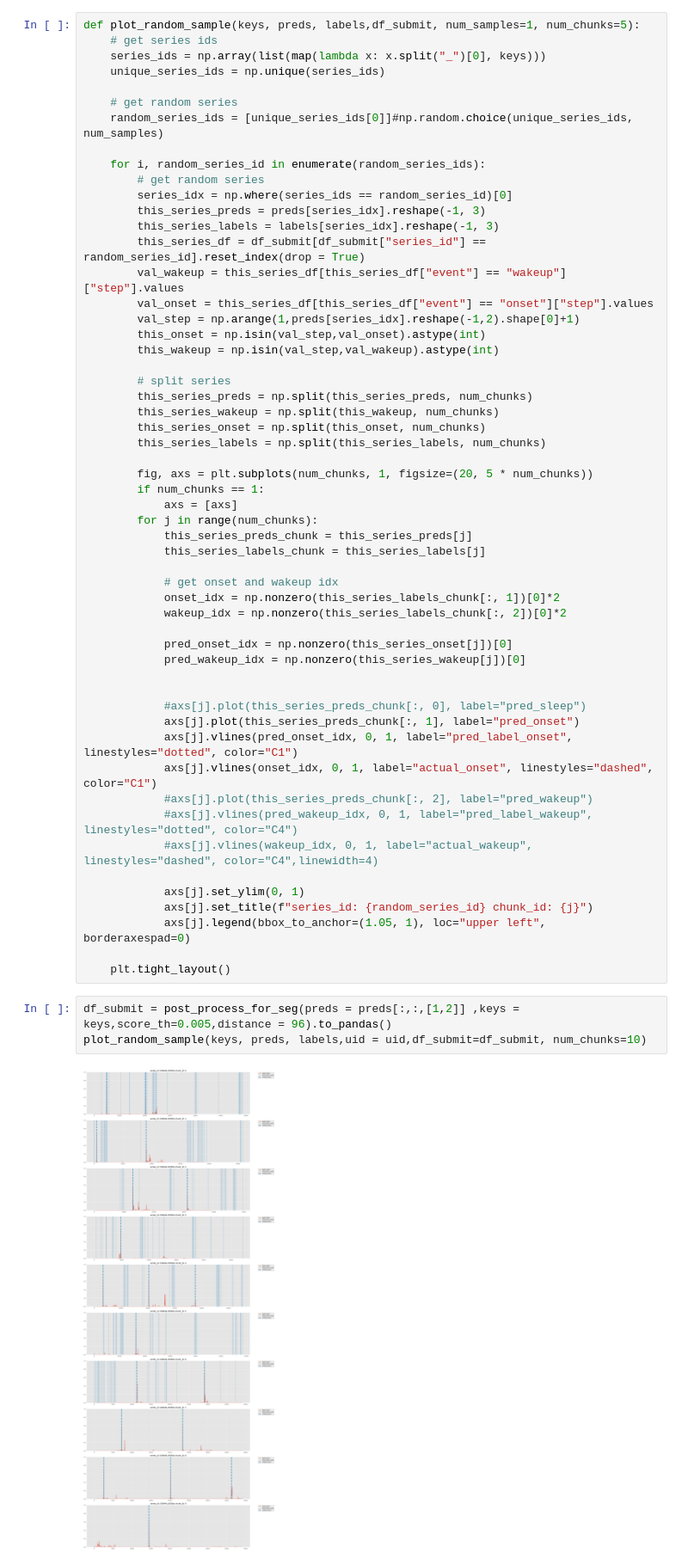
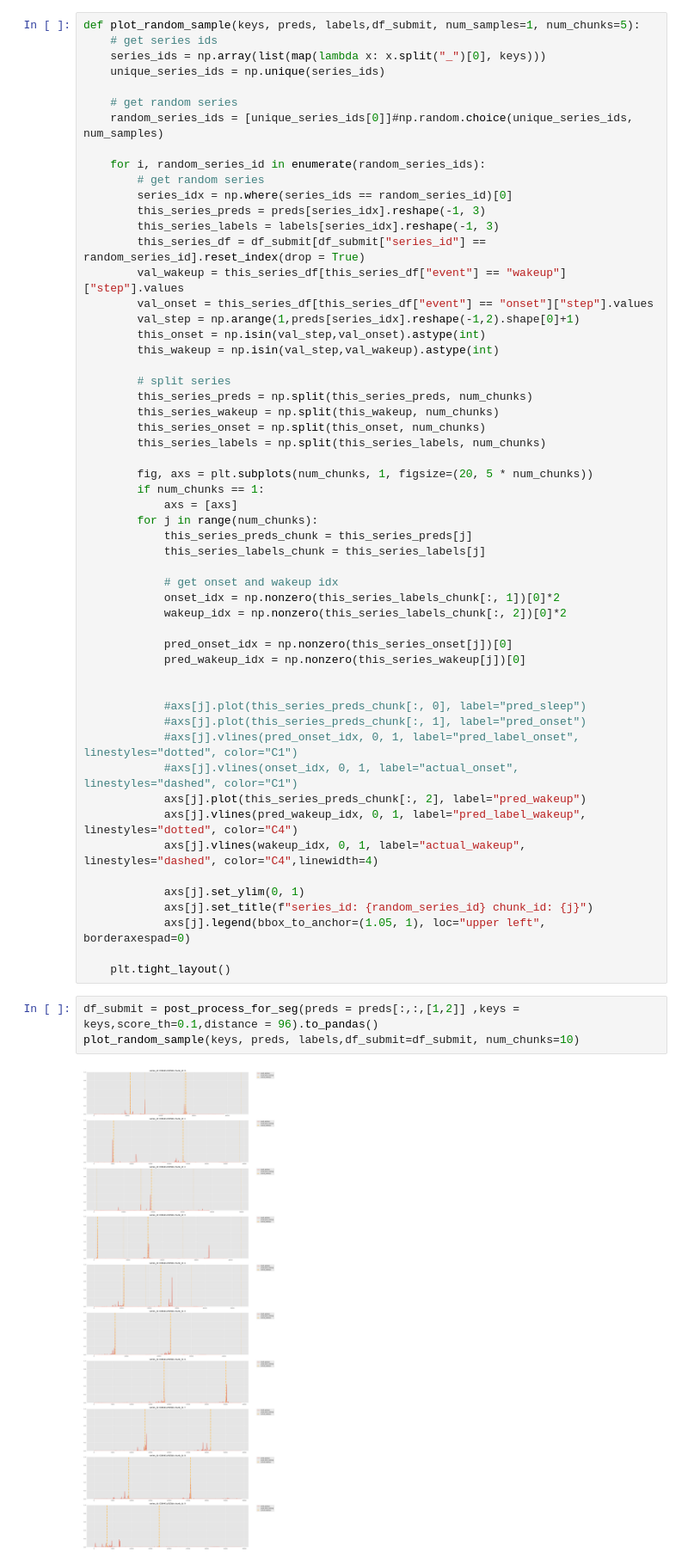
Before and after one commit to yomura-yomura/child-mind-institute-detect-sleep-states, a Jupyter notebook: lib/kaggle-child-mind-institute-detect-sleep-states/notebook/eda002.ipynb, the cells around one changed output. Shown at 86% size. Drawn from its saved outputs; the diff is of its cells as text.

```diff
--- a/lib/kaggle-child-mind-institute-detect-sleep-states/notebook/eda002.ipynb
+++ b/lib/kaggle-child-mind-institute-detect-sleep-states/notebook/eda002.ipynb
@@ -65,12 +65,12 @@ def plot_random_sample(keys, preds, labels,df_submit, num_samples=1, num_chunks=
 
 
             #axs[j].plot(this_series_preds_chunk[:, 0], label="pred_sleep")
-            axs[j].plot(this_series_preds_chunk[:, 1], label="pred_onset")
-            axs[j].vlines(pred_onset_idx, 0, 1, label="pred_label_onset", linestyles="dotted", color="C1")
-            axs[j].vlines(onset_idx, 0, 1, label="actual_onset", linestyles="dashed", color="C1")
-            #axs[j].plot(this_series_preds_chunk[:, 2], label="pred_wakeup")
-            #axs[j].vlines(pred_wakeup_idx, 0, 1, label="pred_label_wakeup", linestyles="dotted", color="C4")
-            #axs[j].vlines(wakeup_idx, 0, 1, label="actual_wakeup", linestyles="dashed", color="C4",linewidth=4)
+            #axs[j].plot(this_series_preds_chunk[:, 1], label="pred_onset")
+            #axs[j].vlines(pred_onset_idx, 0, 1, label="pred_label_onset", linestyles="dotted", color="C1")
+            #axs[j].vlines(onset_idx, 0, 1, label="actual_onset", linestyles="dashed", color="C1")
+            axs[j].plot(this_series_preds_chunk[:, 2], label="pred_wakeup")
+            axs[j].vlines(pred_wakeup_idx, 0, 1, label="pred_label_wakeup", linestyles="dotted", color="C4")
+            axs[j].vlines(wakeup_idx, 0, 1, label="actual_wakeup", linestyles="dashed", color="C4",linewidth=4)
 
             axs[j].set_ylim(0, 1)
             axs[j].set_title(f"series_id: {random_series_id} chunk_id: {j}")
@@ -78,10 +78,10 @@ def plot_random_sample(keys, preds, labels,df_submit, num_samples=1, num_chunks=
 
     plt.tight_layout()
 # %%
-df_submit = post_process_for_seg(preds = preds[:,:,[1,2]] ,keys = keys,score_th=0.005,distance = 96).to_pandas()
-plot_random_sample(keys, preds, labels,uid = uid,df_submit=df_submit, num_chunks=10)
+df_submit = post_process_for_seg(preds = preds[:,:,[1,2]] ,keys = keys,score_th=0.1,distance = 96).to_pandas()
+plot_random_sample(keys, preds, labels,df_submit=df_submit, num_chunks=10)
 # %% [output]
-[figure, old version]
+[figure, new version]
 # %%
 event_detection_ap(solution=gt_df,submission=df_submit)
 # %% [output]
```
Also changed, not shown: parts of 2 cells of this notebook.
